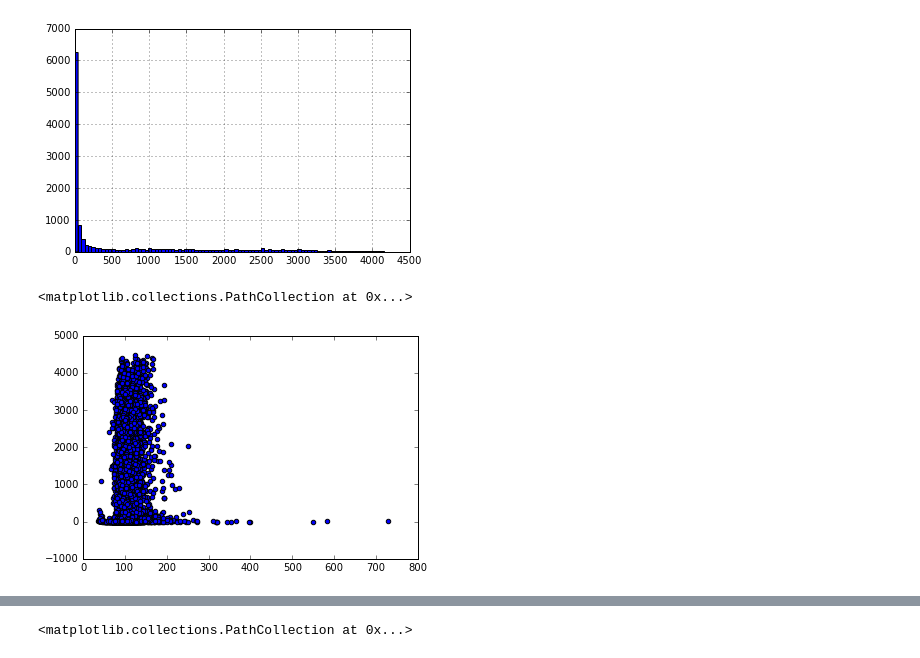
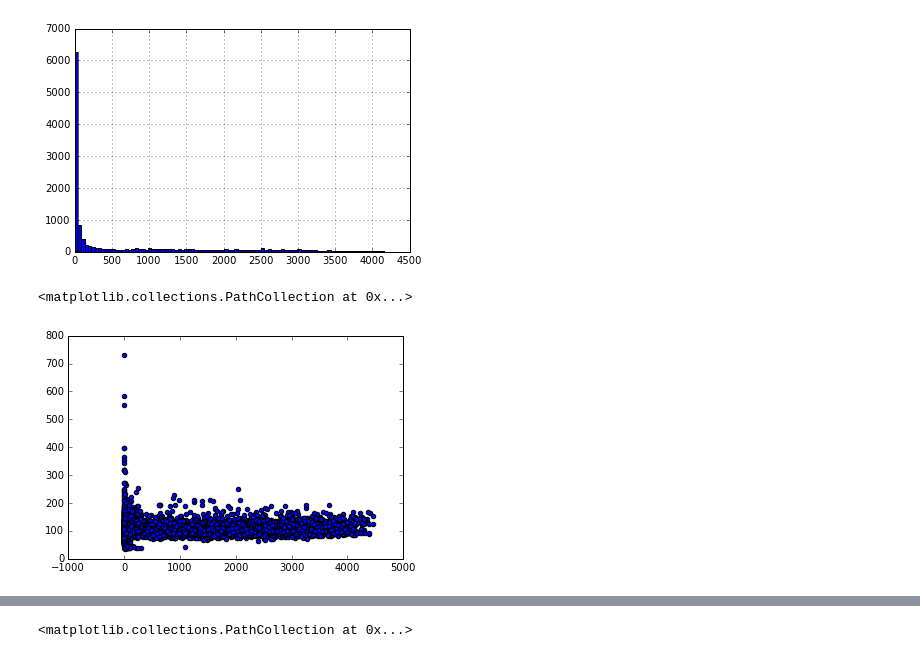
Before and after one commit to karmacelina/predicting_movie_widest_release, a Jupyter notebook: exploratory_data_analysis.ipynb, the cells around one changed output, grey strips where cells are left out. Cells and saved outputs as stored; diff of their text form; code cells hidden in the pictures.

```diff
--- a/exploratory_data_analysis.ipynb
+++ b/exploratory_data_analysis.ipynb
@@ -19,4 +19,4 @@ df1 = pd.read_pickle('movies_1_v2.pkl')
 # %%
 df2 = pd.read_pickle('movies_2.pkl')
 # %%
-df = df1.append(df2, ignore_index=True)
+df = pd.concat([df1, df2])
@@ -60,7 +60,7 @@ df['widest release'].hist(bins = 100)
 <matplotlib.axes._subplots.AxesSubplot at 0x...>
 [figure]
 # %%
-plt.scatter(df['runtime'], df['widest release'])
+plt.scatter(df3['widest release'], df3['runtime'])
 # %% [output]
 <matplotlib.collections.PathCollection at 0x...>
-[figure, old version]
+[figure, new version]
```
Also changed, not shown: parts of 33 cells of this notebook.
